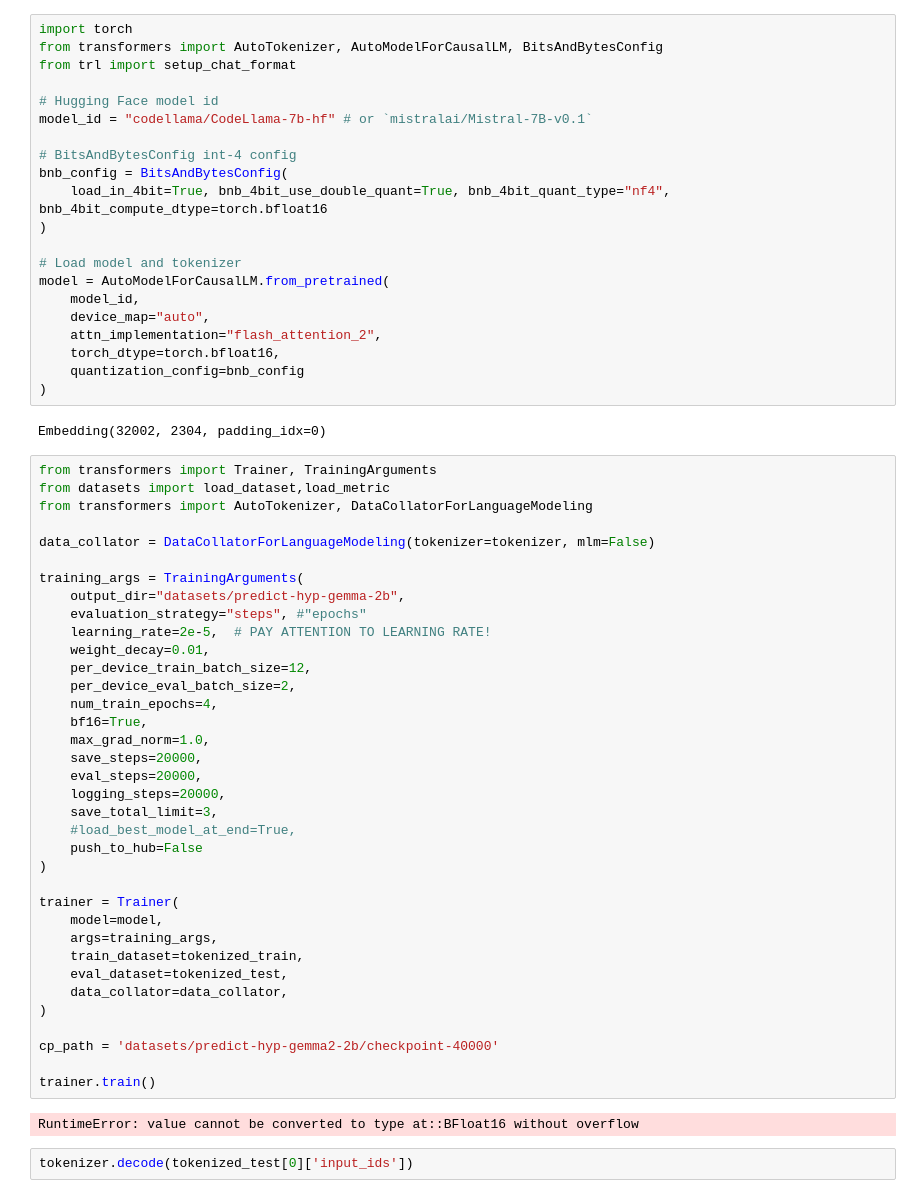
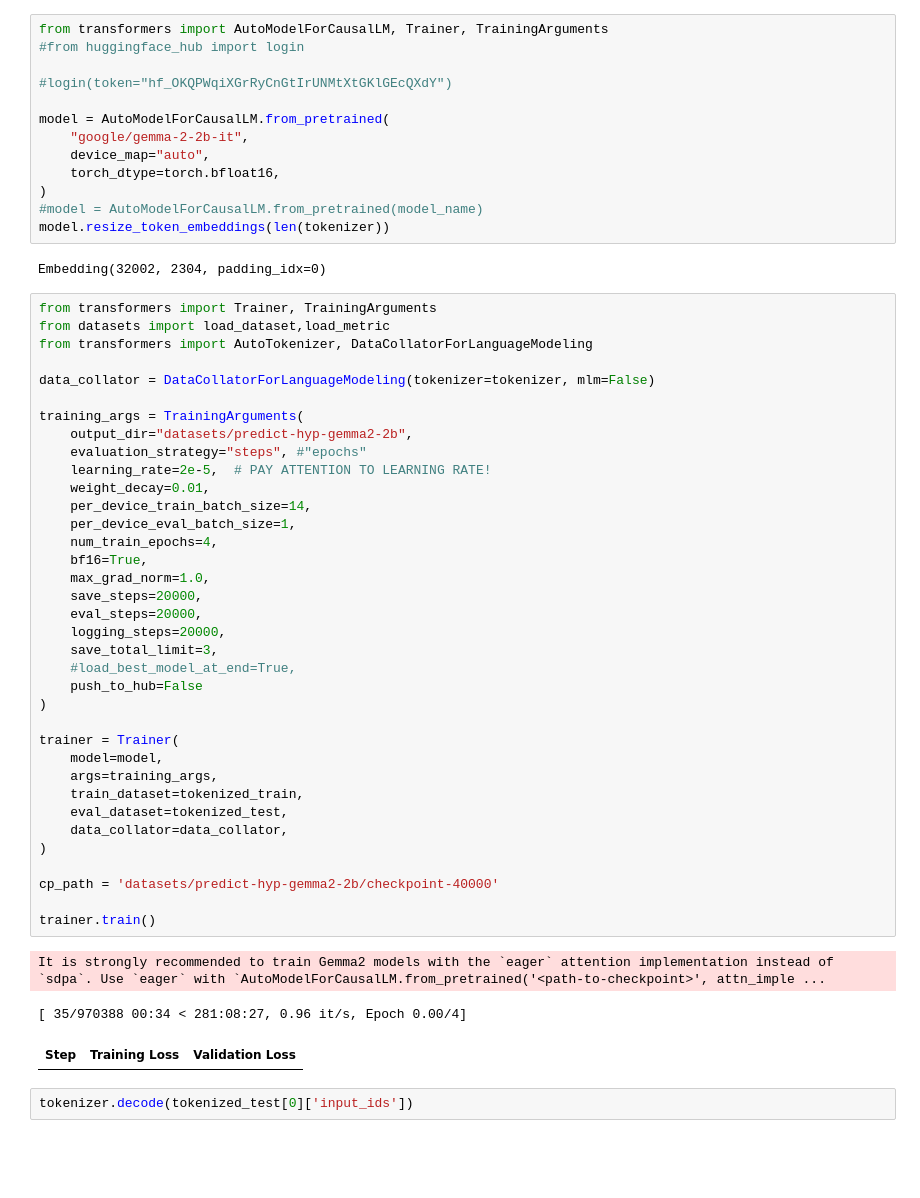
Before and after one commit to xiaoxin-yin/axiomatization, a Jupyter notebook: predict_hypotheses_train_gemma-2-2b.ipynb, the cells around one changed output. Saved outputs shown, nothing was run; the diff lists cells and outputs as text; blank space fills up the shorter version.

```diff
--- a/predict_hypotheses_train_gemma-2-2b.ipynb
+++ b/predict_hypotheses_train_gemma-2-2b.ipynb
@@ -285,26 +285,18 @@ from datasets import load_dataset, Dataset, load_from_disk
 tokenized_train = load_from_disk('datasets/predict_hyp_tokenized_train.dataset')
 tokenized_test = load_from_disk('datasets/predict_hyp_tokenized_test.dataset')
 # %%
-import torch
-from transformers import AutoTokenizer, AutoModelForCausalLM, BitsAndBytesConfig
-from trl import setup_chat_format
+from transformers import AutoModelForCausalLM, Trainer, TrainingArguments
+#from huggingface_hub import login
 
-# Hugging Face model id
-model_id = "codellama/CodeLlama-7b-hf" # or `mistralai/Mistral-7B-v0.1`
+#login(token="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")
 
-# BitsAndBytesConfig int-4 config
-bnb_config = BitsAndBytesConfig(
-    load_in_4bit=True, bnb_4bit_use_double_quant=True, bnb_4bit_quant_type="nf4", bnb_4bit_compute_dtype=torch.bfloat16
+model = AutoModelForCausalLM.from_pretrained(
+    "google/gemma-2-2b-it",
+    device_map="auto",
+    torch_dtype=torch.bfloat16,
 )
-
-# Load model and tokenizer
-model = AutoModelForCausalLM.from_pretrained(
-    model_id,
-    device_map="auto",
-    attn_implementation="flash_attention_2",
-    torch_dtype=torch.bfloat16,
-    quantization_config=bnb_config
-)
+#model = AutoModelForCausalLM.from_pretrained(model_name)
+model.resize_token_embeddings(len(tokenizer))
 # %% [output]
 Embedding(32002, 2304, padding_idx=0)
 # %%
@@ -314,37 +306,39 @@ from transformers import AutoTokenizer, DataCollatorForLanguageModeling
 
 data_collator = DataCollatorForLanguageModeling(tokenizer=tokenizer, mlm=False)
 
 training_args = TrainingArguments(
-    output_dir="datasets/predict-hyp-gemma-2b",
+    output_dir="datasets/predict-hyp-gemma2-2b",
     evaluation_strategy="steps", #"epochs"
     learning_rate=2e-5,  # PAY ATTENTION TO LEARNING RATE!
     weight_decay=0.01,
-    per_device_train_batch_size=12,
-    per_device_eval_batch_size=2,
+    per_device_train_batch_size=14,
+    per_device_eval_batch_size=1,
     num_train_epochs=4,
     bf16=True,
     max_grad_norm=1.0,
     save_steps=20000,
     eval_steps=20000,
     logging_steps=20000,
     save_total_limit=3,
     #load_best_model_at_end=True,
     push_to_hub=False
 )
 
 trainer = Trainer(
     model=model,
     args=training_args,
     train_dataset=tokenized_train,
     eval_dataset=tokenized_test,
     data_collator=data_collator,
 )
 
 cp_path = 'datasets/predict-hyp-gemma2-2b/checkpoint-40000'
 
 trainer.train()
 # %% [output]
-RuntimeError: value cannot be converted to type at::BFloat16 without overflow
+It is strongly recommended to train Gemma2 models with the `eager` attention implementation instead of `sdpa`. Use `eager` with `AutoModelForCausalLM.from_pretrained('<path-to-checkpoint>', attn_imple ...
+[ 35/970388 00:34 < 281:08:27, 0.96 it/s, Epoch 0.00/4]
+| Step | Training Loss | Validation Loss |
 # %%
 tokenizer.decode(tokenized_test[0]['input_ids'])
 # %% [output]
```
Also changed, not shown: 1 other file.
